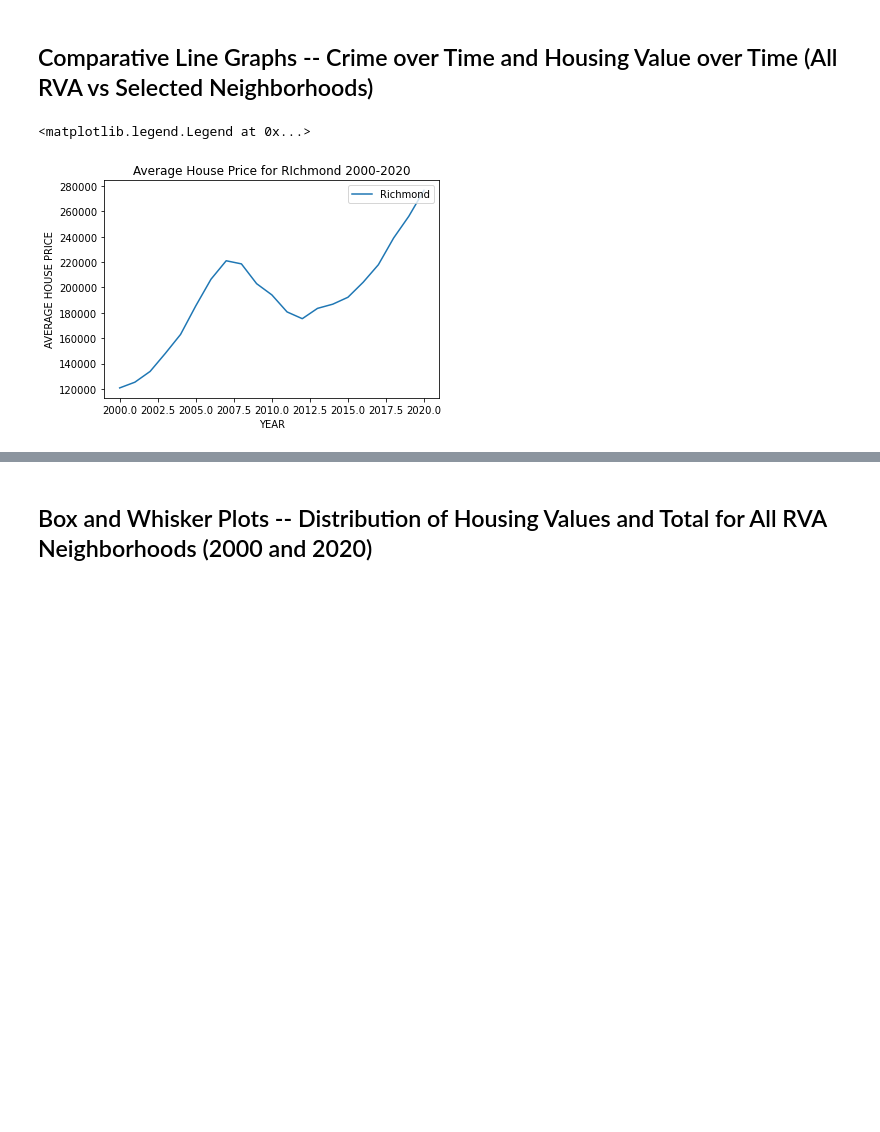
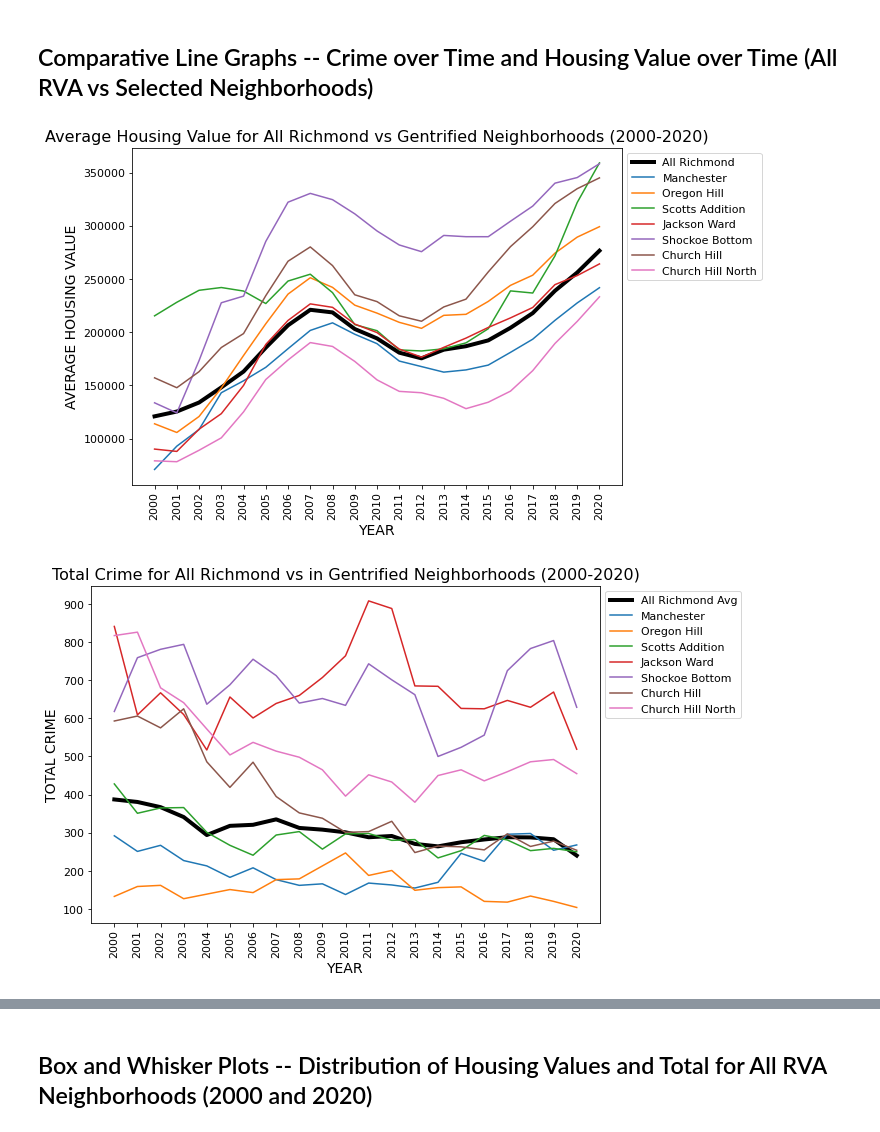
Before and after one commit to anguloag/Gentrification-in-Richmond, a Jupyter notebook: sociotracker_graphs_working.ipynb, the cells around one changed output, grey strips where cells are left out. Drawn from its saved outputs; the diff is of its cells as text; code cells hidden in the pictures; blank space fills up the shorter version.

```diff
--- a/sociotracker_graphs_working.ipynb
+++ b/sociotracker_graphs_working.ipynb
@@ -19,7 +19,7 @@ scotts_addition_data =pd.read_csv("Output/scotts_addition2.csv")
 jackson_ward_data = pd.read_csv("Output/jackson_ward2.csv")
 shockoe_bottom_data = pd.read_csv("Output/shockoe_bottom2.csv")
 church_hill_data = pd.read_csv("Output/church_hill2.csv")
-church_hill_north_data = pd.read_csv("Output/church_hill2.csv")
+church_hill_north_data = pd.read_csv("Output/church_hill_north2.csv")
 
 # Combine the data into a single dataset ?????
 #combined_data = pd.merge(x_data, y_data, how='left', on=['COLUMN NAME'])
@@ -141,18 +140,56 @@ Index(['YEAR', 'NEIGHBORHOOD_NAME', 'ZIPCODE_1', 'ZIPCODE_2', 'ZIPCODE_3',
+# %%
+plt.rcParams.update({'font.size': 11})
+
+# Comparative Line Graph for Housing Value
+fig = plt.subplots(figsize=(10,6))
+plt.plot(allRVA_data['YEAR'], allRVA_data['AVERAGE_HOUSE_PRICE'], color='k', linewidth=4)
+plt.plot(manchester_data['YEAR'], manchester_data['AVERAGE_HOUSE_PRICE'])
+plt.plot(oregon_hill_data['YEAR'], oregon_hill_data['AVERAGE_HOUSE_PRICE'])
+plt.plot(scotts_addition_data['YEAR'], scotts_addition_data['AVERAGE_HOUSE_PRICE'])
+plt.plot(jackson_ward_data['YEAR'], jackson_ward_data['AVERAGE_HOUSE_PRICE'])
+plt.plot(shockoe_bottom_data['YEAR'], shockoe_bottom_data['AVERAGE_HOUSE_PRICE'])
+plt.plot(church_hill_data['YEAR'], church_hill_data['AVERAGE_HOUSE_PRICE'])
+plt.plot(church_hill_north_data['YEAR'], church_hill_north_data['AVERAGE_HOUSE_PRICE'])
+
+tick_locations = allRVA_data['YEAR']
+plt.xticks(tick_locations, labels=["2000","2001","2002","2003","2004","2005","2006","2007","2008","2009","2010", "2011","2012","2013","2014","2015","2016","2017","2018","2019","2020"], rotation='vertical')
+plt.xlabel('YEAR', fontsize=14)
+plt.ylabel('AVERAGE HOUSING VALUE', fontsize=14)
+plt.legend(['All Richmond','Manchester','Oregon Hill','Scotts Addition','Jackson Ward','Shockoe Bottom','Church Hill','Church Hill North'], bbox_to_anchor=(1,1), loc='upper left', ncol=1)
+plt.title(f'Average Housing Value for All Richmond vs Gentrified Neighborhoods (2000-2020)', fontsize=16)
+plt.tight_layout()
+
+plt.show()
+
+# Comparative Line Graph for Total Crime
+allRVA_avgcrime = allRVA_data['TOTAL_CRIME']/123
+allRVA_crimeDF = pd.DataFrame({'YEAR': allRVA_data['YEAR'],
+                              'AVG_CRIME': allRVA_avgcrime})
+
+fig = plt.subplots(figsize=(10,6))
+plt.plot(allRVA_crimeDF['YEAR'], allRVA_crimeDF['AVG_CRIME'], color='k', linewidth=4)
+plt.plot(manchester_data['YEAR'], manchester_data['TOTAL_CRIME'])
+plt.plot(oregon_hill_data['YEAR'], oregon_hill_data['TOTAL_CRIME'])
+plt.plot(scotts_addition_data['YEAR'], scotts_addition_data['TOTAL_CRIME'])
+plt.plot(jackson_ward_data['YEAR'], jackson_ward_data['TOTAL_CRIME'])
+plt.plot(shockoe_bottom_data['YEAR'], shockoe_bottom_data['TOTAL_CRIME'])
+plt.plot(church_hill_data['YEAR'], church_hill_data['TOTAL_CRIME'])
+plt.plot(church_hill_north_data['YEAR'], church_hill_north_data['TOTAL_CRIME'])
+
+tick_locations = allRVA_data['YEAR']
+plt.xticks(tick_locations, labels=["2000","2001","2002","2003","2004","2005","2006","2007","2008","2009","2010", "2011","2012","2013","2014","2015","2016","2017","2018","2019","2020"], rotation='vertical')
+plt.xlabel('YEAR', fontsize=14)
+plt.ylabel('TOTAL CRIME', fontsize=14)
+plt.legend(['All Richmond Avg','Manchester','Oregon Hill','Scotts Addition','Jackson Ward','Shockoe Bottom','Church Hill','Church Hill North'], bbox_to_anchor=(1,1), loc='upper left', ncol=1)
+plt.title(f'Total Crime for All Richmond vs in Gentrified Neighborhoods (2000-2020)', fontsize=16)
+plt.tight_layout()
+
+plt.show()
+# %% [output]
+[figure, added]
+[figure, added]
 # %%
 # Make graph with Housing Value (all RVA) and Total Crime (all RVA) over time
 ### repeat for each neighborhood
 ### would look like the line graph the prof sent over slack (2 y-axes, 1 x-axis)
-# %%
-fig = plt.subplots(figsize=(11,8))
-plt.plot(allRVA_data['YEAR'], allRVA_data['AVERAGE_HOUSE_PRICE'])
-tick_locations = jackson_ward_data['YEAR']
-
-plt.xlabel('YEAR')
-plt.ylabel('AVERAGE HOUSE PRICE')
-plt.title(f'Average House Price for Richmond 2000-2020')
-
-plt.legend(['Richmond'],loc='upper right')
-# %% [output]
-<matplotlib.legend.Legend at 0x...>
-[figure, removed]
 # %%
```
Also changed, not shown: parts of 3 cells of this notebook.
